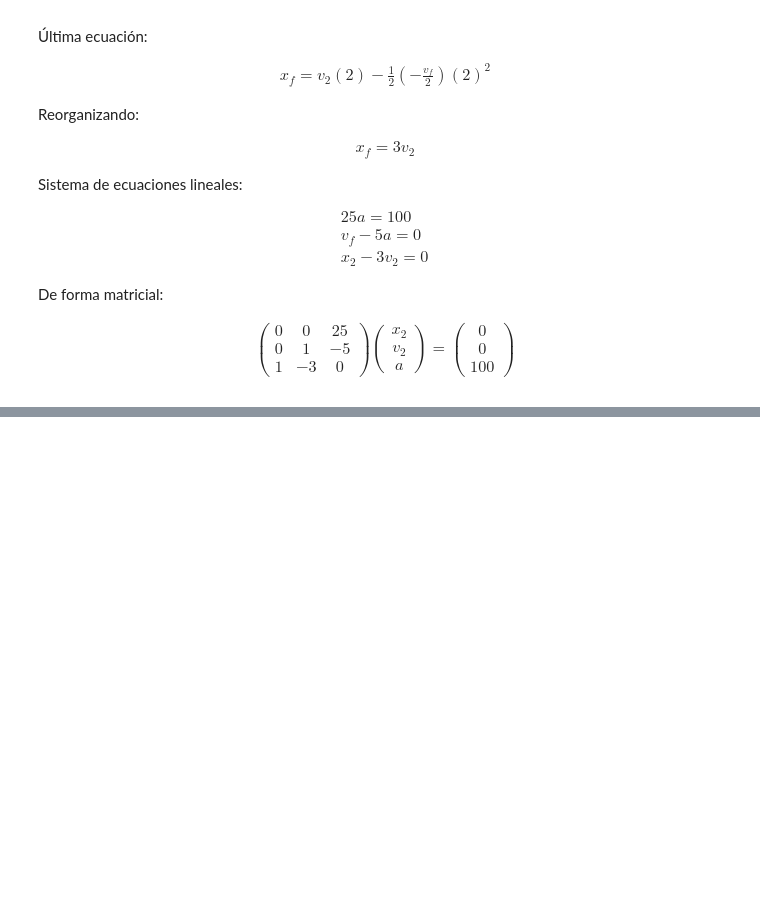
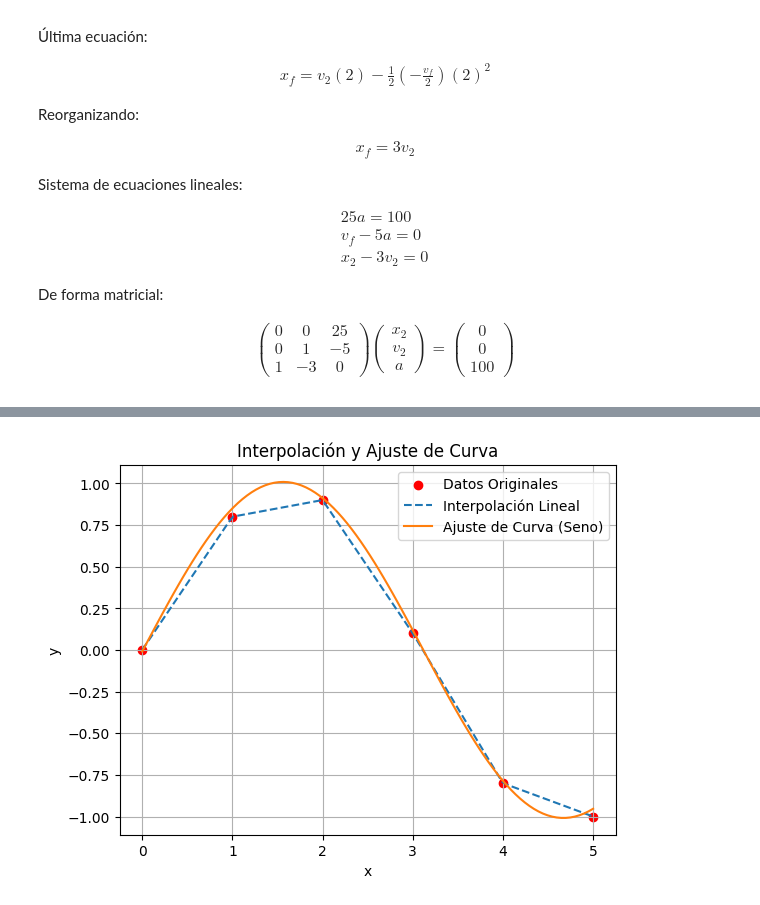
Before and after one commit to Darubir/An-lisis-num-rico-clase, a Jupyter notebook: APUNTES.ipynb, the cells around one changed output, grey strips where cells are left out. Cells and saved outputs as stored; diff of their text form; code cells hidden in the pictures; blank space fills up the shorter version.

```diff
--- a/APUNTES.ipynb
+++ b/APUNTES.ipynb
@@ -456,0 +603,44 @@ El vector solución es :
+# %%
+import matplotlib.pyplot as plt
+from scipy.interpolate import interp1d
+from scipy.optimize import curve_fit
+
+# Datos de ejemplo
+x = np.array([0, 1, 2, 3, 4, 5])
+y = np.array([0, 0.8, 0.9, 0.1, -0.8, -1])
+
+# INTERPOLACIÓN LINEAL
+interpolacion_lineal = interp1d(x, y, kind="linear")
+x_interpolado = np.linspace(0, 5, 100)
+y_interpolado_lineal = interpolacion_lineal(x_interpolado)#calcula los valores interpolados de mi array en x
+
+
+# AJUSTE A UNA CURVA(se usa función sinusoidal por este ejemplo de datos periódicos)
+
+def func_seno(x, a, b, c):
+    return a * np.sin(b * x + c)
+
+
+parametros, _ = curve_fit(func_seno, x, y) #ajusta mi función a los datos x y y
+y_ajustado = func_seno(x_interpolado, *parametros) #calcula los valores dela funcion ajustada en los puntos interpolados
+
+# Graficar los datos originales
+plt.scatter(x, y, label="Datos Originales", color="red")
+
+# Graficar la interpolación lineal
+plt.plot(
+    x_interpolado, y_interpolado_lineal, label="Interpolación Lineal", linestyle="--"
+)
+
+# Graficar el ajuste de curva
+plt.plot(x_interpolado, y_ajustado, label="Ajuste de Curva (Seno)", linestyle="-")
+
+
+plt.xlabel("x")
+plt.ylabel("y")
+plt.title("Interpolación y Ajuste de Curva")
+plt.legend()
+plt.grid(True)
+plt.show()
+# %% [output]
+[figure, added]
```
Also changed, not shown: parts of 15 cells of this notebook.
